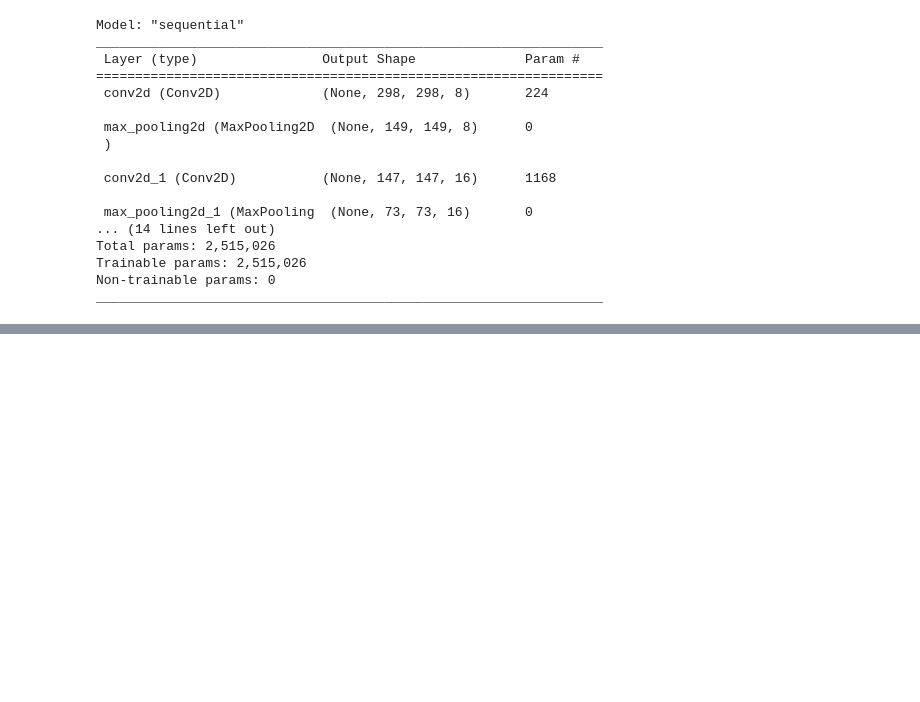
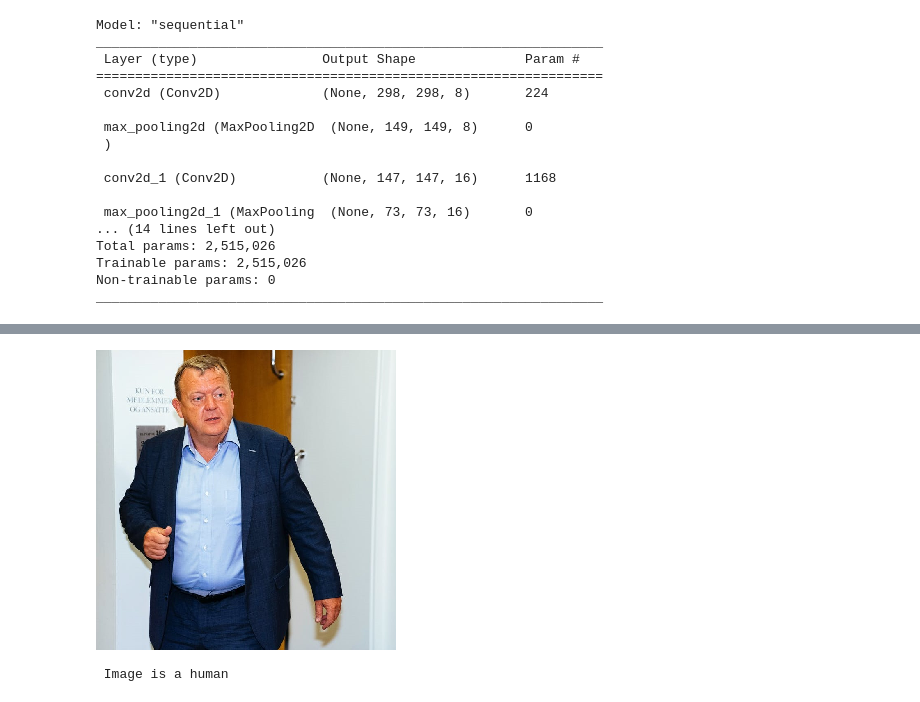
Before and after one commit to ThaCaper/MLExamProject, a Jupyter notebook: HorseOrHuman.ipynb, the cells around one changed output, grey strips where cells are left out. Saved outputs shown, nothing was run; the diff lists cells and outputs as text; code cells hidden in the pictures; blank space fills up the shorter version.

```diff
--- a/HorseOrHuman.ipynb
+++ b/HorseOrHuman.ipynb
@@ -86,0 +110,20 @@ plt.show()
+# %%
+from tensorflow.keras.preprocessing import image
+import numpy as np
+path = 'images/20190829-164925-L_68Mb_final.png'
+# loads the image and resizes
+img = image.load_img(path, target_size=(300, 300))
+x = image.img_to_array(img)
+x = np.expand_dims(x, axis=0)
+# %%
+img
+# %% [output]
+[figure, added]
+# %%
+classes = model.predict(x)
+if classes[0].all() > 0.5:
+    print(" Image is a human")
+else:
+    print(" Image is a horse")
+# %% [output]
+ Image is a human
```
Also changed, not shown: parts of 10 cells of this notebook, 3 other files.
